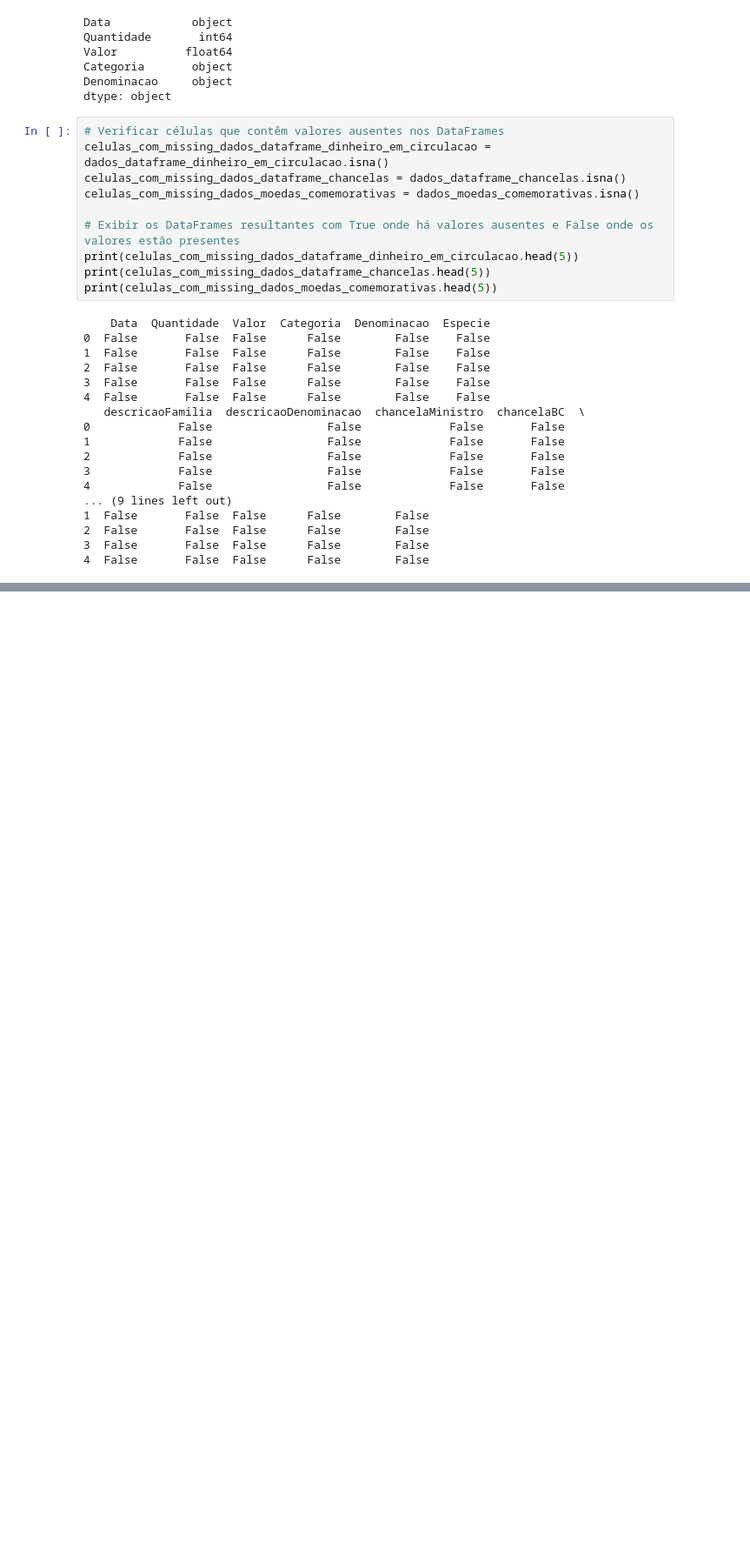
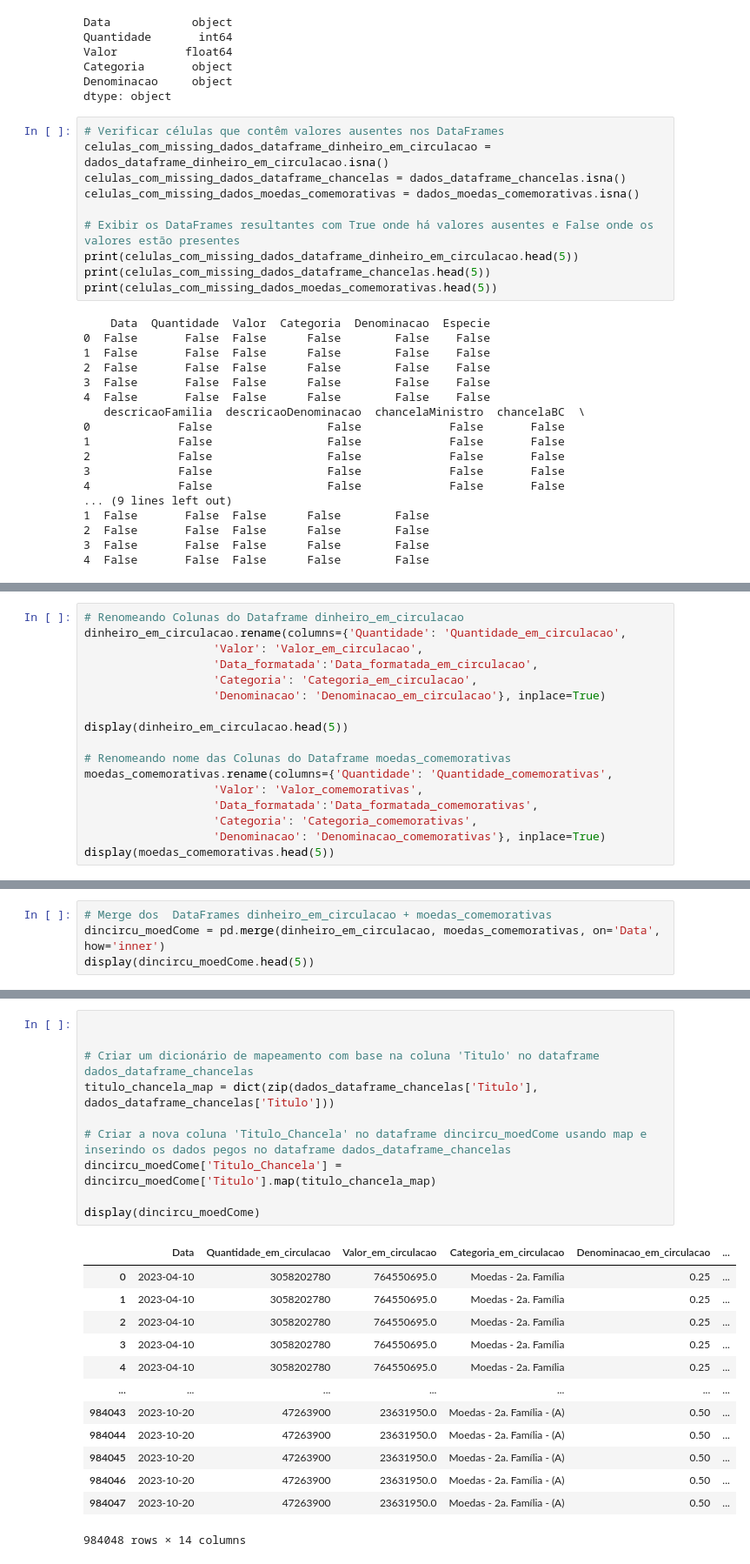
Before and after one commit to carmodaniel/coderhouseProjeto, a Jupyter notebook: projetoFinal.ipynb, the cells around one changed output, grey strips where cells are left out. Shown at 87% size. Saved outputs shown, nothing was run; the diff lists cells and outputs as text; blank space fills up the shorter version.

```diff
--- a/projetoFinal.ipynb
+++ b/projetoFinal.ipynb
@@ -303,0 +308,17 @@ Name: count, Length: 73, dtype: int64
+# %%
+# Renomeando Colunas do Dataframe dinheiro_em_circulacao
+dinheiro_em_circulacao.rename(columns={'Quantidade': 'Quantidade_em_circulacao',
+                   'Valor': 'Valor_em_circulacao',
+                   'Data_formatada':'Data_formatada_em_circulacao',
+                   'Categoria': 'Categoria_em_circulacao',
+                   'Denominacao': 'Denominacao_em_circulacao'}, inplace=True)
+
+display(dinheiro_em_circulacao.head(5))
+
+# Renomeando nome das Colunas do Dataframe moedas_comemorativas
+moedas_comemorativas.rename(columns={'Quantidade': 'Quantidade_comemorativas',
+                   'Valor': 'Valor_comemorativas',
+                   'Data_formatada':'Data_formatada_comemorativas',
+                   'Categoria': 'Categoria_comemorativas',
+                   'Denominacao': 'Denominacao_comemorativas'}, inplace=True)
+display(moedas_comemorativas.head(5))
@@ -303,0 +346,4 @@ Name: count, Length: 73, dtype: int64
+# %%
+# Merge dos  DataFrames dinheiro_em_circulacao + moedas_comemorativas
+dincircu_moedCome = pd.merge(dinheiro_em_circulacao, moedas_comemorativas, on='Data', how='inner')
+display(dincircu_moedCome.head(5))
@@ -303,0 +357,24 @@ Name: count, Length: 73, dtype: int64
+# %%
+
+
+# Criar um dicionário de mapeamento com base na coluna 'Titulo' no dataframe dados_dataframe_chancelas
+titulo_chancela_map = dict(zip(dados_dataframe_chancelas['Titulo'], dados_dataframe_chancelas['Titulo']))
+
+# Criar a nova coluna 'Titulo_Chancela' no dataframe dincircu_moedCome usando map e inserindo os dados pegos no dataframe dados_dataframe_chancelas
+dincircu_moedCome['Titulo_Chancela'] = dincircu_moedCome['Titulo'].map(titulo_chancela_map)
+
+display(dincircu_moedCome)
+# %% [output]
+|  | Data | Quantidade_em_circulacao | Valor_em_circulacao | Categoria_em_circulacao | Denominacao_em_circulacao | ... |
+| 0 | 2023-04-10 | 3058202780 | 764550695.0 | Moedas - 2a. Família | 0.25 | ... |
+| 1 | 2023-04-10 | 3058202780 | 764550695.0 | Moedas - 2a. Família | 0.25 | ... |
+| 2 | 2023-04-10 | 3058202780 | 764550695.0 | Moedas - 2a. Família | 0.25 | ... |
+| 3 | 2023-04-10 | 3058202780 | 764550695.0 | Moedas - 2a. Família | 0.25 | ... |
+| 4 | 2023-04-10 | 3058202780 | 764550695.0 | Moedas - 2a. Família | 0.25 | ... |
+| ... | ... | ... | ... | ... | ... | ... |
+| 984043 | 2023-10-20 | 47263900 | 23631950.0 | Moedas - 2a. Família - (A) | 0.50 | ... |
+| 984044 | 2023-10-20 | 47263900 | 23631950.0 | Moedas - 2a. Família - (A) | 0.50 | ... |
+| 984045 | 2023-10-20 | 47263900 | 23631950.0 | Moedas - 2a. Família - (A) | 0.50 | ... |
+| 984046 | 2023-10-20 | 47263900 | 23631950.0 | Moedas - 2a. Família - (A) | 0.50 | ... |
+| 984047 | 2023-10-20 | 47263900 | 23631950.0 | Moedas - 2a. Família - (A) | 0.50 | ... |
+984048 rows × 14 columns
```
Also changed, not shown: parts of 17 cells of this notebook, 1 other file.
